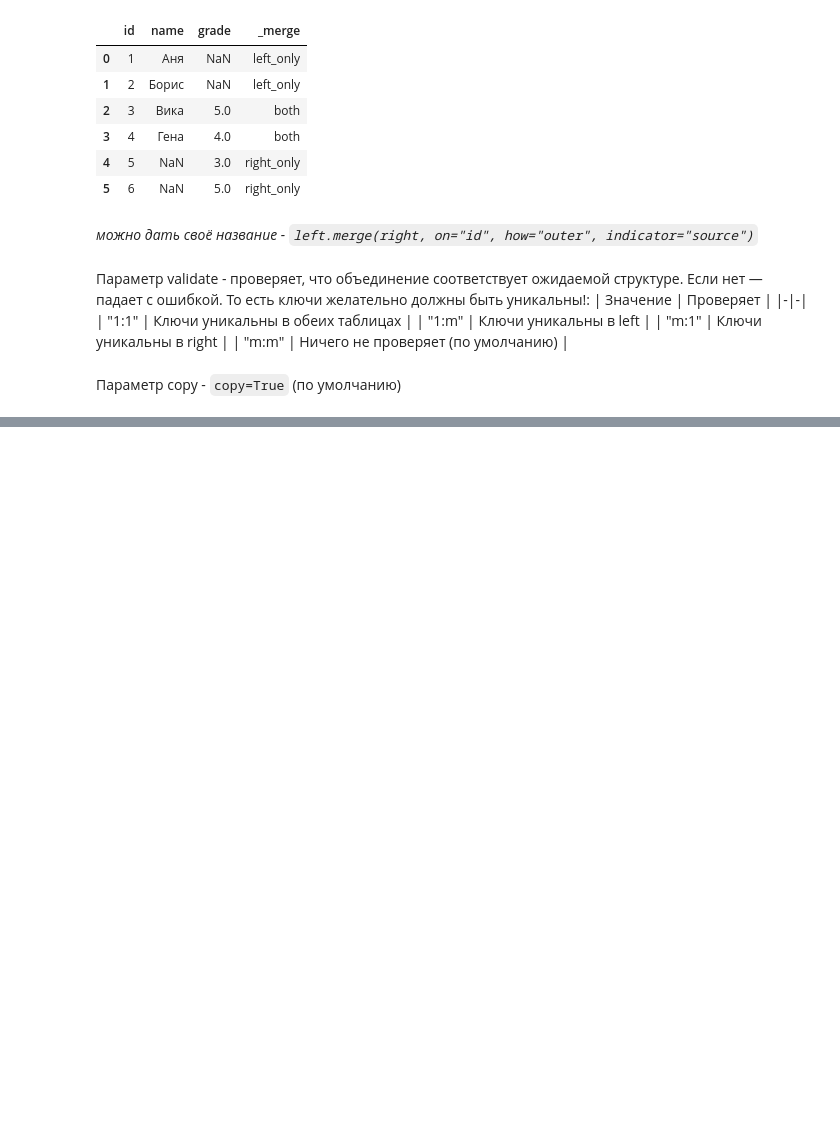
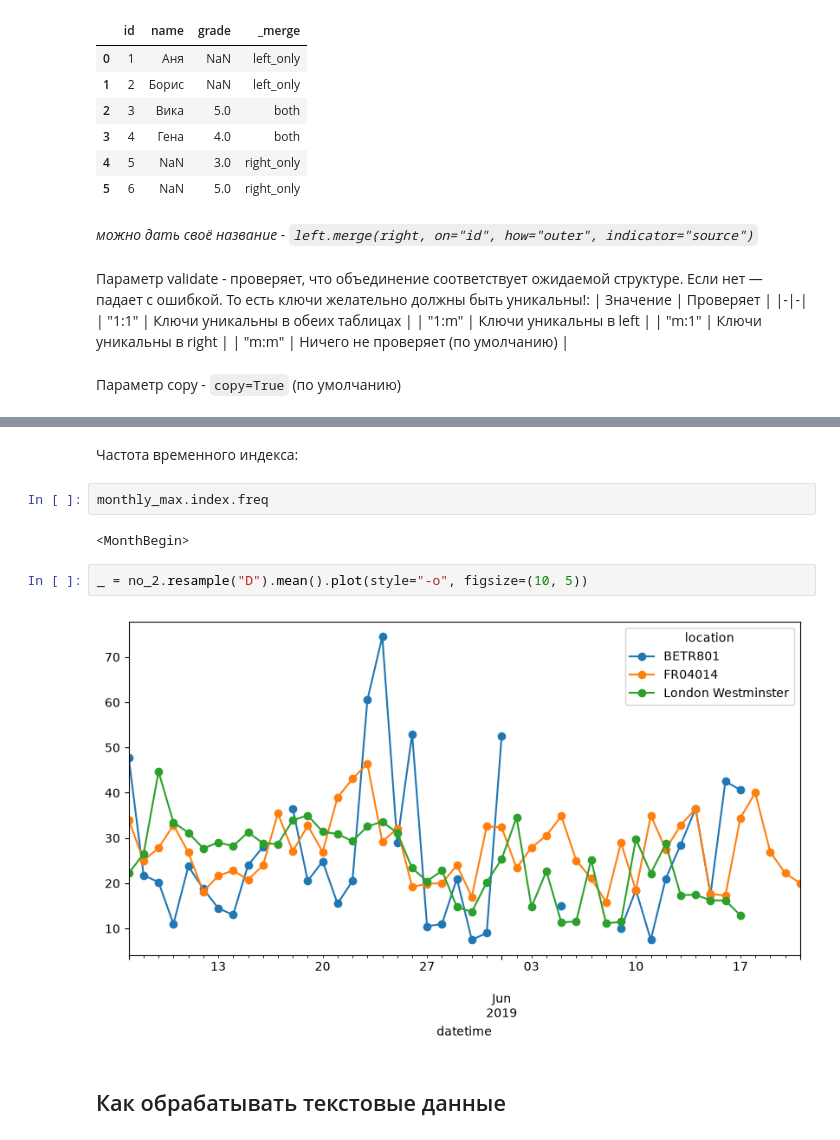
Before and after one commit to cepr5/Machine_learning, a Jupyter notebook: Python/Pandas/main.ipynb, the cells around one changed output, grey strips where cells are left out. Cells and saved outputs as stored; diff of their text form; blank space fills up the shorter version.

```diff
--- a/Python/Pandas/main.ipynb
+++ b/Python/Pandas/main.ipynb
@@ -967,0 +1131,12 @@ left.merge(right, on="id", how="outer", indicator=True)
+# %% [markdown]
+Частота временного индекса:
+# %%
+monthly_max.index.freq
+# %% [output]
+<MonthBegin>
+# %%
+_ = no_2.resample("D").mean().plot(style="-o", figsize=(10, 5))
+# %% [output]
+[figure, added]
+# %% [markdown]
+## Как обрабатывать текстовые данные
```
Also changed, not shown: parts of 47 cells of this notebook.
